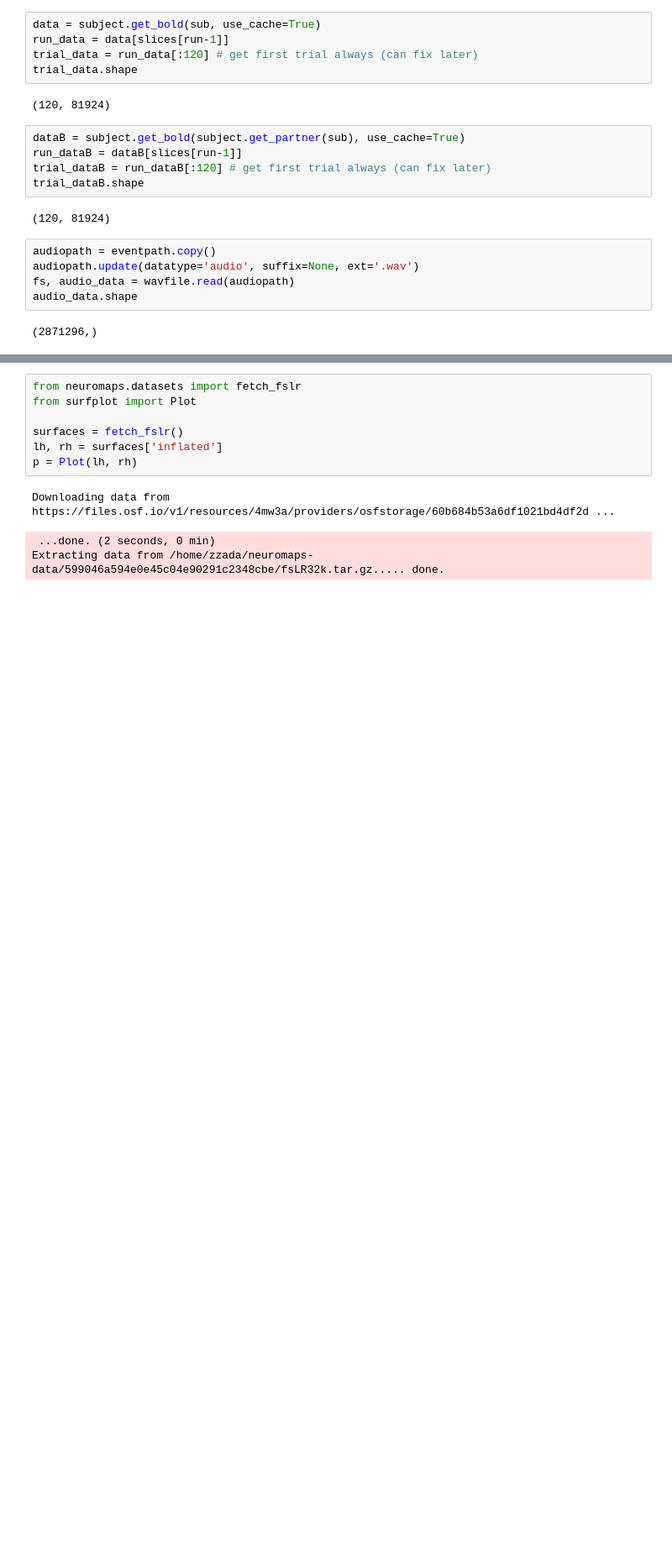
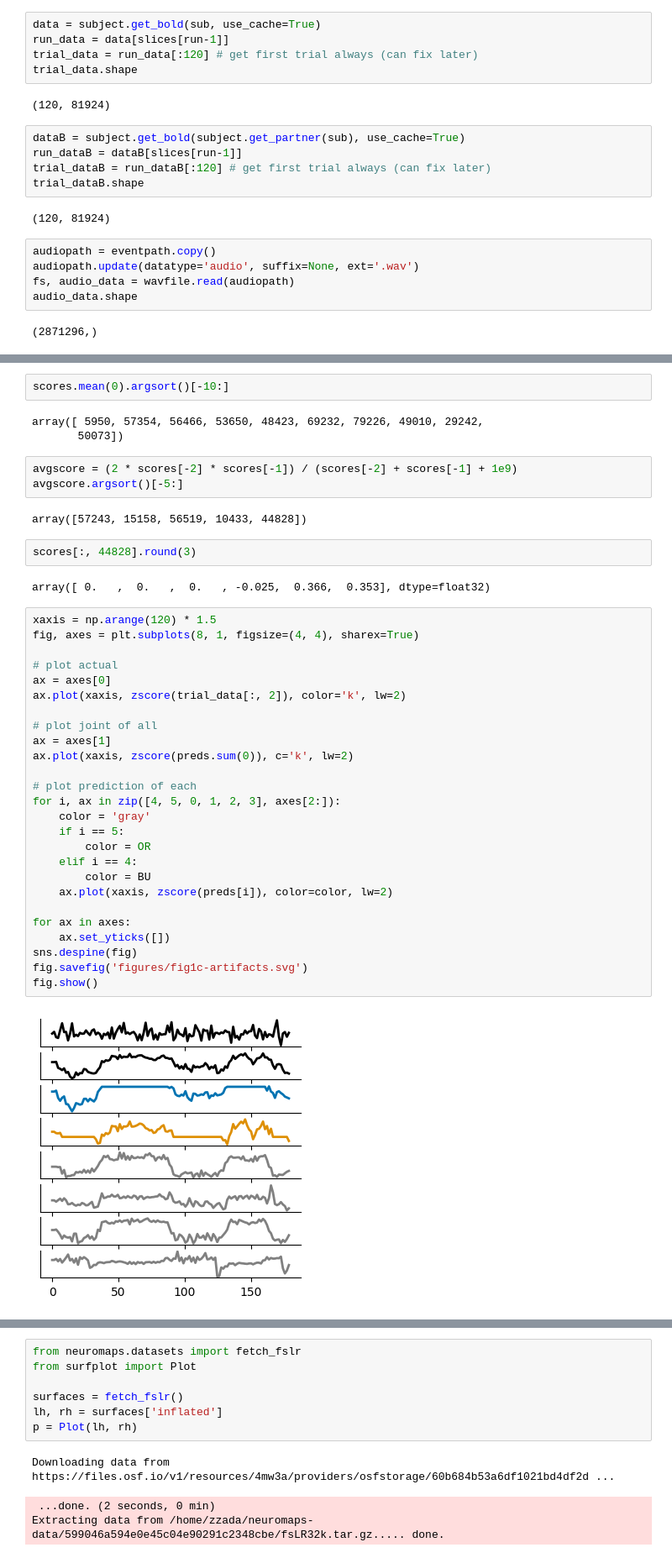
Before and after one commit to YeajuDianaKim394/EncodingModels, a Jupyter notebook: code/visualization.ipynb, the cells around one changed output, grey strips where cells are left out. Shown at 84% size. Saved outputs shown, nothing was run; the diff lists cells and outputs as text; blank space fills up the shorter version.

```diff
--- a/code/visualization.ipynb
+++ b/code/visualization.ipynb
@@ -258 +280,43 @@ fig.show()
+# %%
+scores.mean(0).argsort()[-10:]
+# %% [output]
+array([ 5950, 57354, 56466, 53650, 48423, 69232, 79226, 49010, 29242,
+       50073])
+# %%
+avgscore = (2 * scores[-2] * scores[-1]) / (scores[-2] + scores[-1] + 1e9)
+avgscore.argsort()[-5:]
+# %% [output]
+array([57243, 15158, 56519, 10433, 44828])
+# %%
+scores[:, 44828].round(3)
+# %% [output]
+array([ 0.   ,  0.   ,  0.   , -0.025,  0.366,  0.353], dtype=float32)
+# %%
+xaxis = np.arange(120) * 1.5
+fig, axes = plt.subplots(8, 1, figsize=(4, 4), sharex=True)
+
+# plot actual
+ax = axes[0]
+ax.plot(xaxis, zscore(trial_data[:, 2]), color='k', lw=2)
+
+# plot joint of all
+ax = axes[1]
+ax.plot(xaxis, zscore(preds.sum(0)), c='k', lw=2)
+
+# plot prediction of each
+for i, ax in zip([4, 5, 0, 1, 2, 3], axes[2:]):
+    color = 'gray'
+    if i == 5:
+        color = OR
+    elif i == 4:
+        color = BU
+    ax.plot(xaxis, zscore(preds[i]), color=color, lw=2)
+
+for ax in axes:
+    ax.set_yticks([])
+sns.despine(fig)
+fig.savefig('figures/fig1c-artifacts.svg')
+fig.show()
+# %% [output]
+[figure, added]
 # %% [markdown]
```
Also changed, not shown: parts of 19 cells of this notebook.
